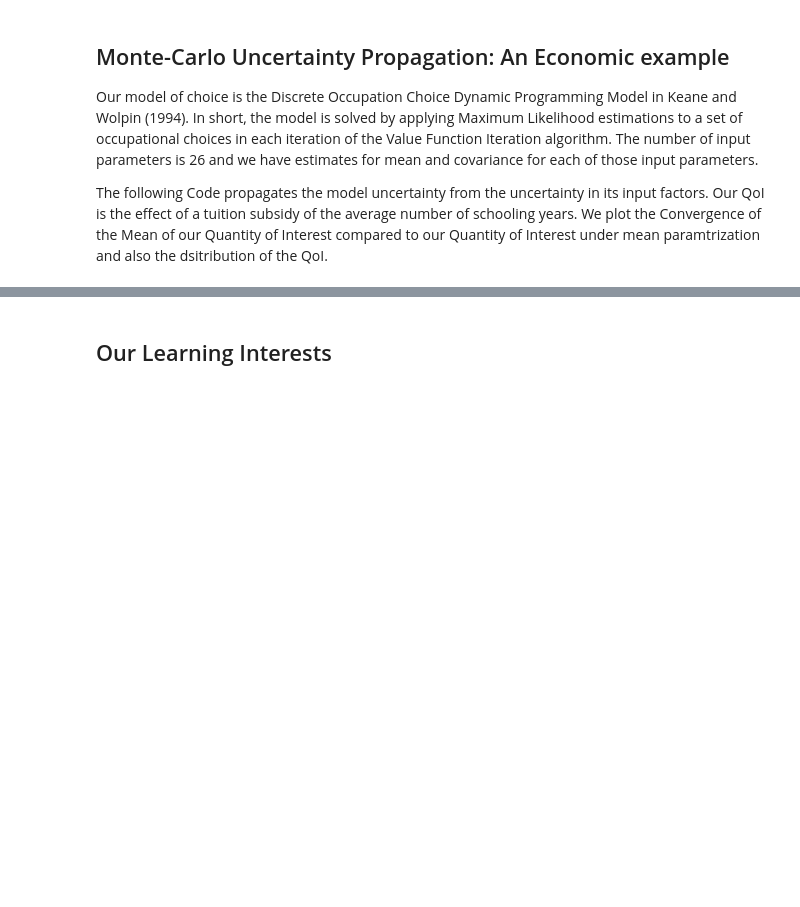
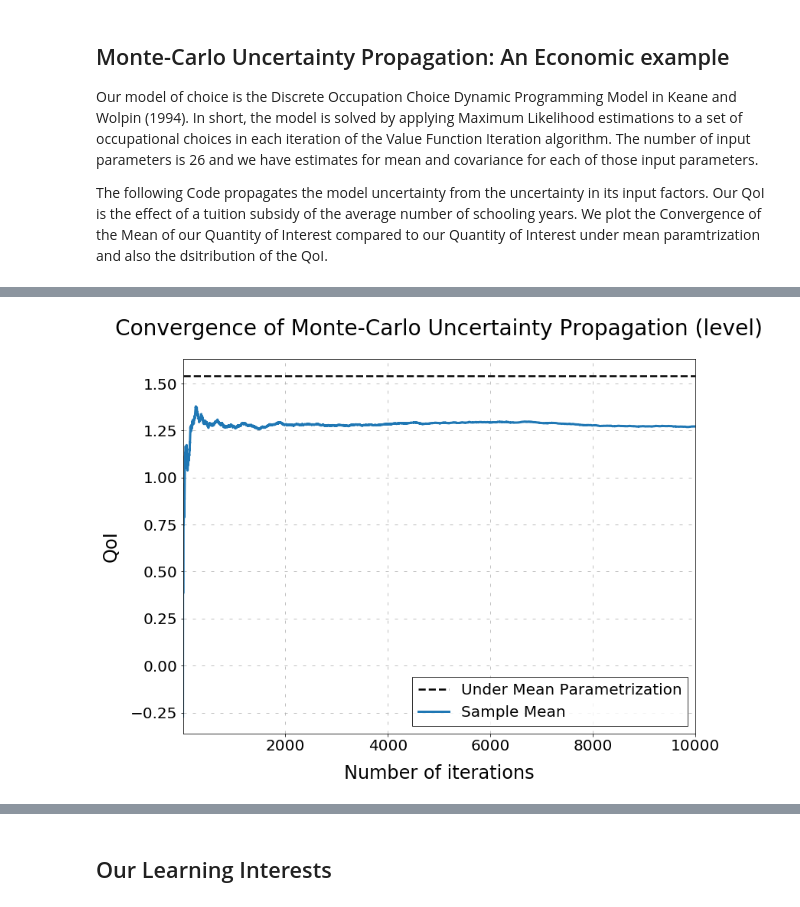
Before and after one commit to fagan2888/numerical-toolbox-uncertainty-quantification, a Jupyter notebook: uncertainty-quantification/uq-exploration.ipynb, the cells around one changed output, grey strips where cells are left out. Drawn from its saved outputs; the diff is of its cells as text; code cells hidden in the pictures; blank space fills up the shorter version.

```diff
--- a/uncertainty-quantification/uq-exploration.ipynb
+++ b/uncertainty-quantification/uq-exploration.ipynb
@@ -62,3 +62,28 @@ from python.model_wrapper import model_wrapper_kw_94
 from python.cov_matrix import create_cov_matrix
 from python.distplot import distplot
 from python.convergence_plot import convergence_plot
+# %%
+# read and label mean input paramters from table in KW97
+df = pd.read_csv("csv/table41_kw_94.csv", sep=",")
+params_csv_temp = pd.Series(data=df["true"].values, index=df["parameter"].values)
+
+# transform them to respy format that is slightly different
+params_csv_rp = transform_params_kw94_respy(params_csv_temp)
+
+# compute the qoi under mean parametrization
+qoi_mean_params = model_wrapper_kw_94(params_csv_rp.to_numpy(), 500)[0] - model_wrapper_kw_94(params_csv_rp.to_numpy(), 0)[0]
+
+# init covariance matrix based on table in KW97
+cov_df = create_cov_matrix()
+
+# Uncertainty Propagation without low run time
+
+#mean_params = pd.Series(data=df["true"].values, index=df["parameter"].values)
+#qoi, rp_param_draws = mc_uncertainty_propagation(mean_params, cov_df, 10, save=False)
+
+# Init data for Uncertainty Propagation with larger run time
+with open('json/qoi.json') as json_file:
+    qoi_json = json.load(json_file)
+# %%
+convergence_plot(qoi_json, qoi_mean_params, "QoI")
+# %% [output]
@@ -64,0 +91 @@ from python.convergence_plot import convergence_plot
+[figure, added]
```
Also changed, not shown: parts of 3 cells of this notebook, 4 other files.
